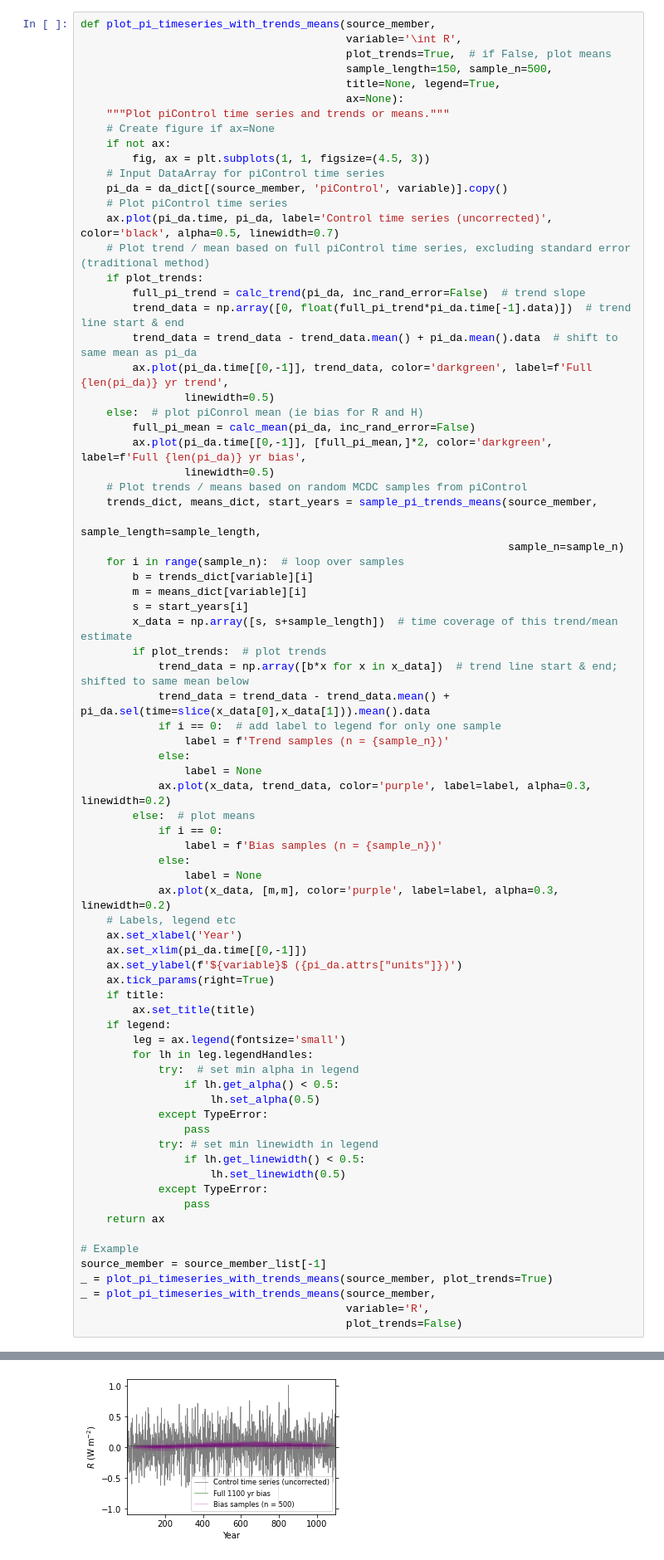
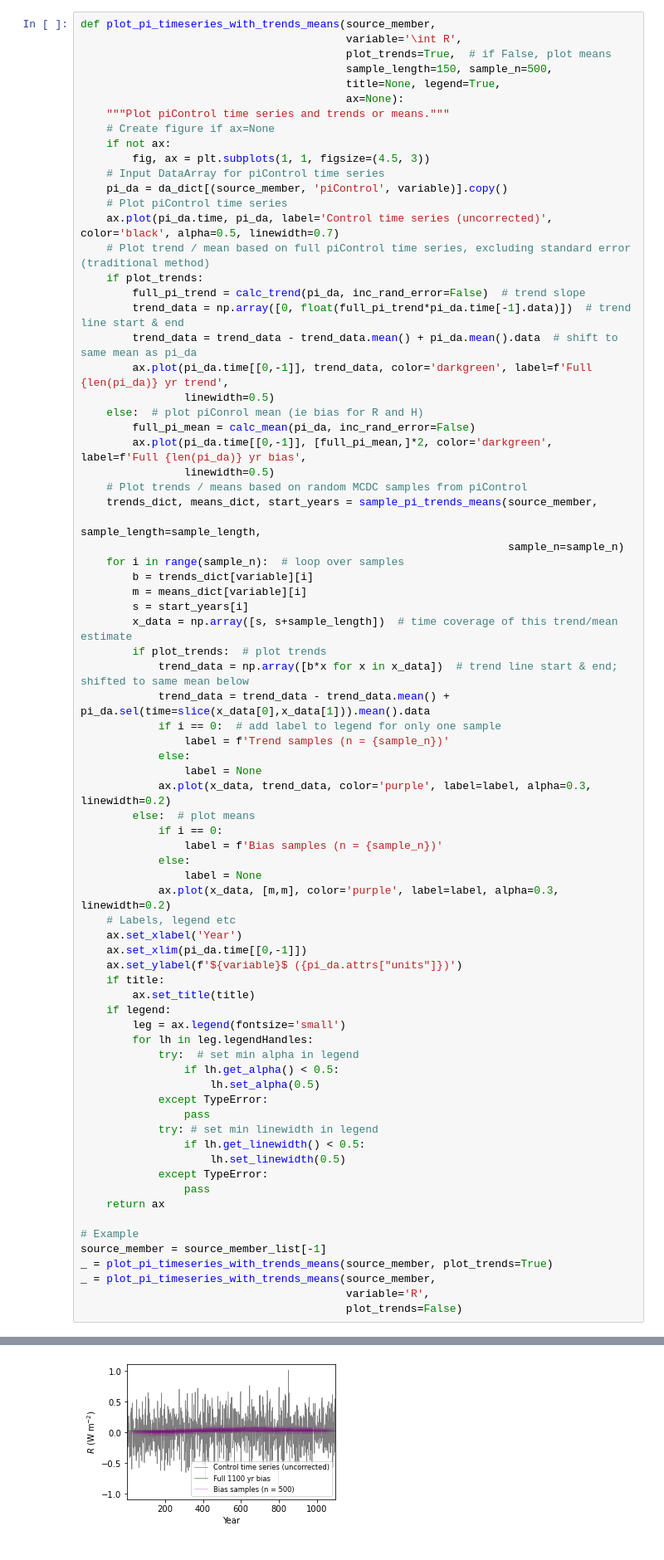
Before and after one commit to grandey/d22a-mcdc, a Jupyter notebook: mcdc_analysis_d22a.ipynb, the cells around one changed output, grey strips where cells are left out. Shown at 83% size. Cells and saved outputs as stored; diff of their text form.

```diff
--- a/mcdc_analysis_d22a.ipynb
+++ b/mcdc_analysis_d22a.ipynb
@@ -820,7 +819,6 @@ def plot_pi_timeseries_with_trends_means(source_member,
     ax.set_xlabel('Year')
     ax.set_xlim(pi_da.time[[0,-1]])
     ax.set_ylabel(f'${variable}$ ({pi_da.attrs["units"]})')
-    ax.tick_params(right=True)
     if title:
         ax.set_title(title)
     if legend:
@@ -849,4 +847,4 @@ _ = plot_pi_timeseries_with_trends_means(source_member,
-[figure, old version]
+[figure, new version]
 # %%
 def plot_mc_drift_corr_timeseries(source_member, experiments=['historical', 'ssp126', 'ssp245'],
                                   variable='\int R',
```
Also changed, not shown: parts of 16 cells of this notebook.
